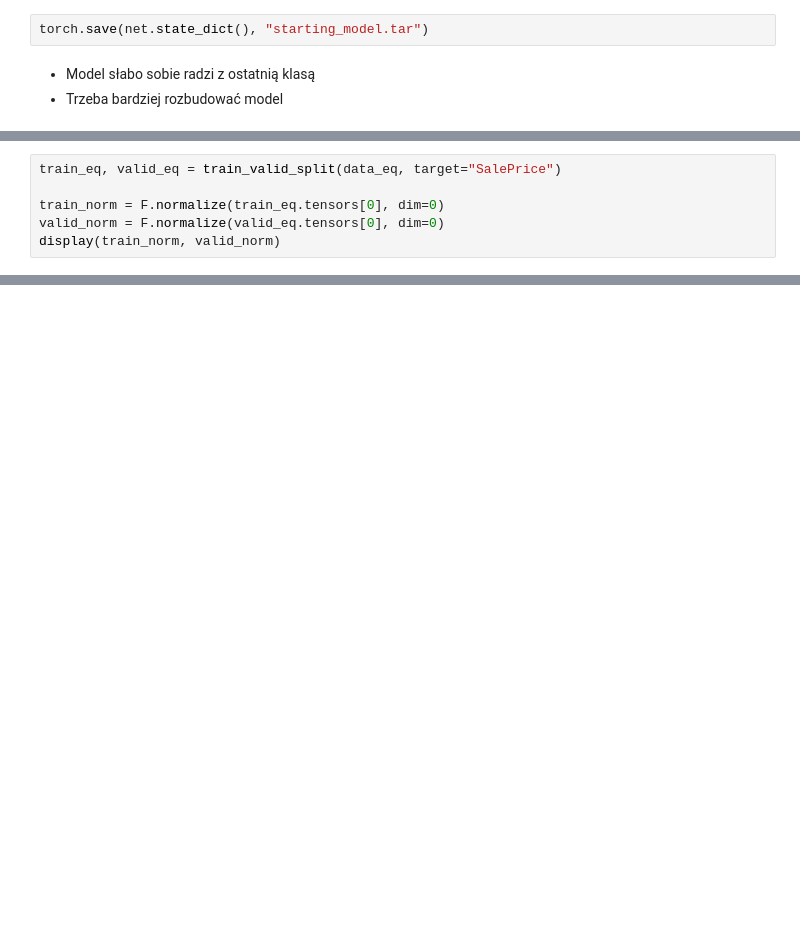
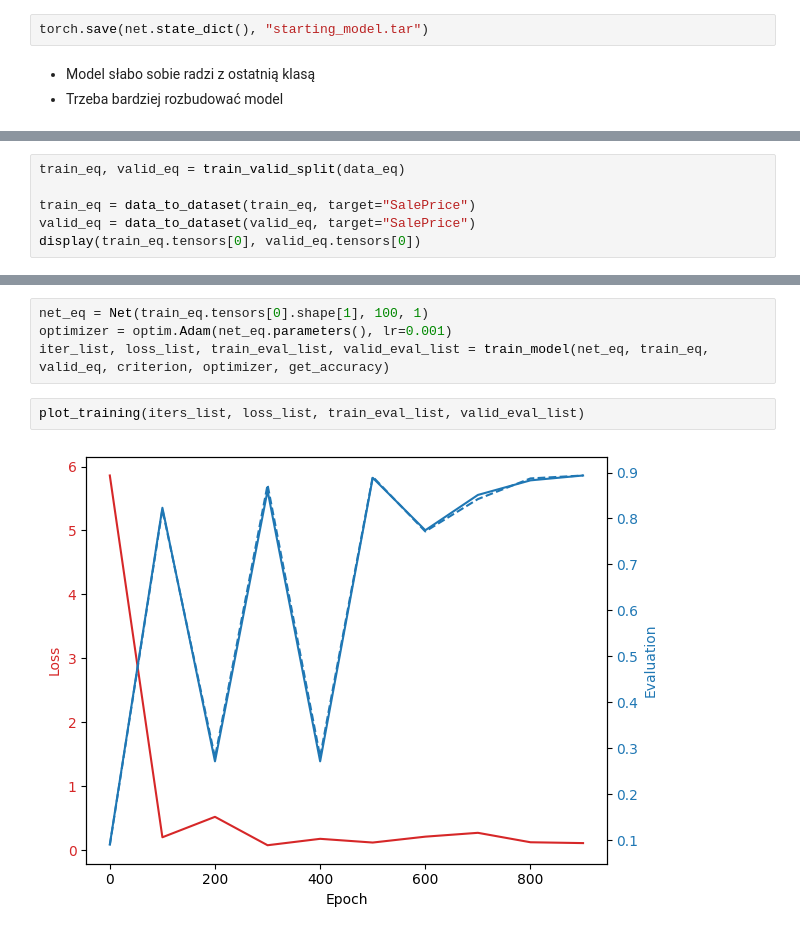
Before and after one commit to BrunoSienkiewicz/Neural-networks, a Jupyter notebook: miniprojekt_2/miniprojekt_2_bruno.ipynb, the cells around one changed output, grey strips where cells are left out. Drawn from its saved outputs; the diff is of its cells as text; blank space fills up the shorter version.

```diff
--- a/miniprojekt_2/miniprojekt_2_bruno.ipynb
+++ b/miniprojekt_2/miniprojekt_2_bruno.ipynb
@@ -161,7 +152,7 @@ plt.show()
 # %%
-train_eq, valid_eq = train_valid_split(data_eq, target="SalePrice")
+train_eq, valid_eq = train_valid_split(data_eq)
 
-train_norm = F.normalize(train_eq.tensors[0], dim=0)
-valid_norm = F.normalize(valid_eq.tensors[0], dim=0)
-display(train_norm, valid_norm)
+train_eq = data_to_dataset(train_eq, target="SalePrice")
+valid_eq = data_to_dataset(valid_eq, target="SalePrice")
+display(train_eq.tensors[0], valid_eq.tensors[0])
 # %% [output]
@@ -181,0 +185,8 @@ tensor([[0.0234, 0.0130, 0.0093,  ..., 0.0000, 0.0000, 0.0000],
+# %%
+net_eq = Net(train_eq.tensors[0].shape[1], 100, 1)
+optimizer = optim.Adam(net_eq.parameters(), lr=0.001)
+iter_list, loss_list, train_eval_list, valid_eval_list = train_model(net_eq, train_eq, valid_eq, criterion, optimizer, get_accuracy)
+# %%
+plot_training(iters_list, loss_list, train_eval_list, valid_eval_list)
+# %% [output]
+[figure, added]
```
Also changed, not shown: parts of 24 cells of this notebook, 3 other files.
